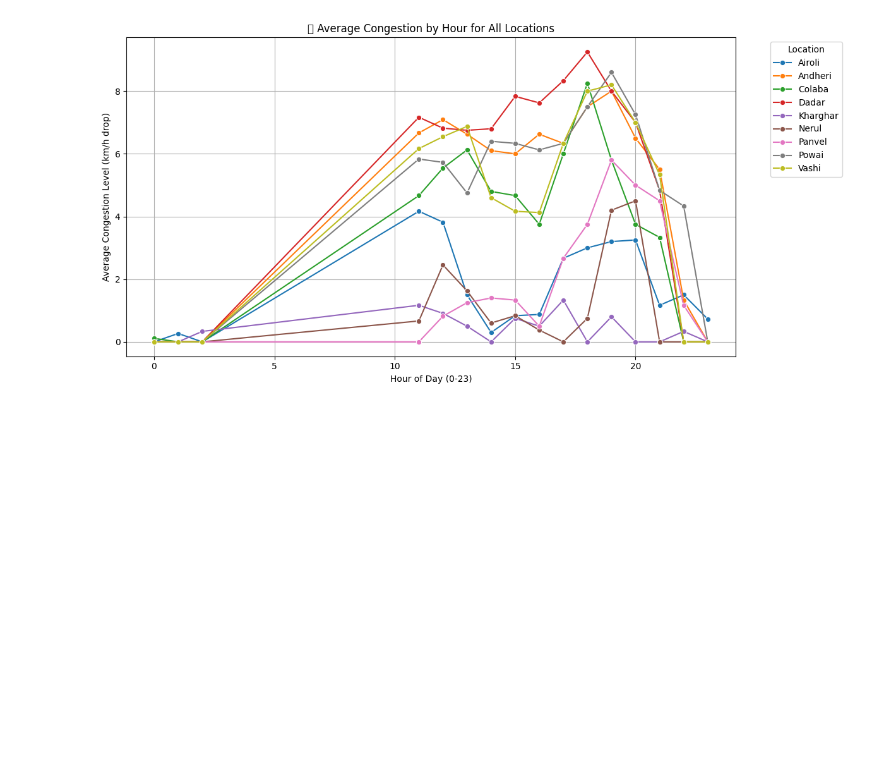
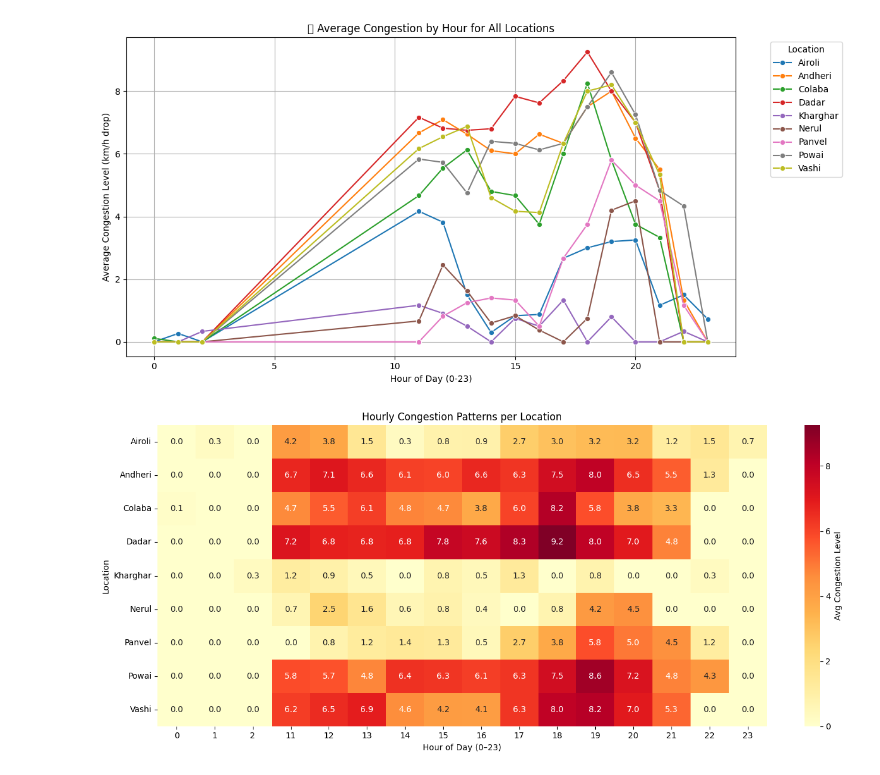
Before and after one commit to srgmnagar/traffic-congestion-analyzer, a Jupyter notebook: notebooks/data_analysis.ipynb, the cells around one changed output. Cells and saved outputs as stored; diff of their text form; code cells hidden in the pictures; blank space fills up the shorter version.

```diff
--- a/notebooks/data_analysis.ipynb
+++ b/notebooks/data_analysis.ipynb
@@ -336,3 +337,16 @@ plt.tight_layout()
 plt.show()
 # %% [output]
 [figure]
+# %%
+df['hour'] = df['timestamp'].dt.hour
+hourly_all = df.groupby(['location_name', 'hour'])['congestion_level'].mean().reset_index()
+heatmap_data = hourly_all.pivot(index='location_name', columns='hour', values='congestion_level')
+plt.figure(figsize=(14,6))
+sns.heatmap(heatmap_data, cmap="YlOrRd", annot=True, fmt=".1f", cbar_kws={'label': 'Avg Congestion Level'})
+plt.title("Hourly Congestion Patterns per Location")
+plt.xlabel("Hour of Day (0–23)")
+plt.ylabel("Location")
+plt.tight_layout()
+plt.show()
+# %% [output]
+[figure, added]
```
Also changed, not shown: parts of 4 cells of this notebook, 1 other file.
